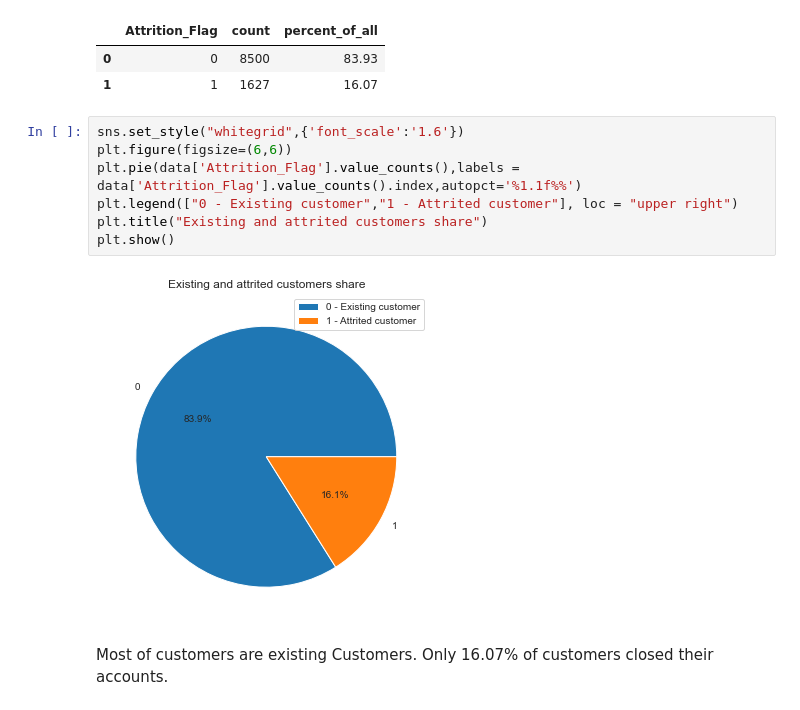
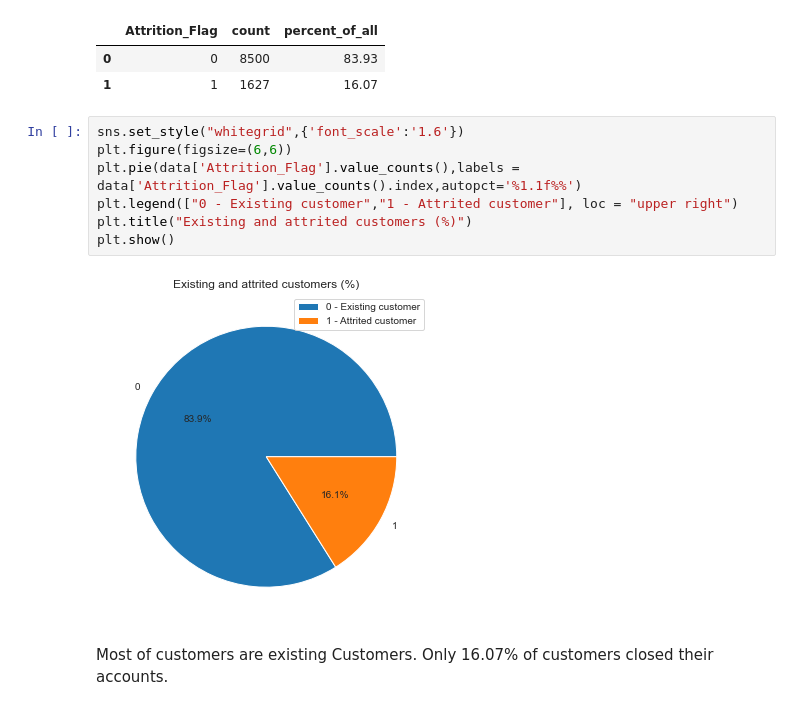
Before and after one commit to kasiadybcio/Credit_card, a Jupyter notebook: 1.eda.ipynb, the cells around one changed output. Saved outputs shown, nothing was run; the diff lists cells and outputs as text.

```diff
--- a/1.eda.ipynb
+++ b/1.eda.ipynb
@@ -168,12 +168,12 @@ Existing customer = 0
 # %%
 sns.set_style("whitegrid",{'font_scale':'1.6'})
 plt.figure(figsize=(6,6))
 plt.pie(data['Attrition_Flag'].value_counts(),labels = data['Attrition_Flag'].value_counts().index,autopct='%1.1f%%')
 plt.legend(["0 - Existing customer","1 - Attrited customer"], loc = "upper right")
-plt.title("Existing and attrited customers share")
+plt.title("Existing and attrited customers (%)")
 plt.show()
 # %% [output]
-[figure, old version]
+[figure, new version]
 # %% [markdown]
 Most of customers are existing Customers. Only 16.07% of customers closed their accounts.
 # %% [markdown]
```
Also changed, not shown: parts of 25 cells of this notebook.
